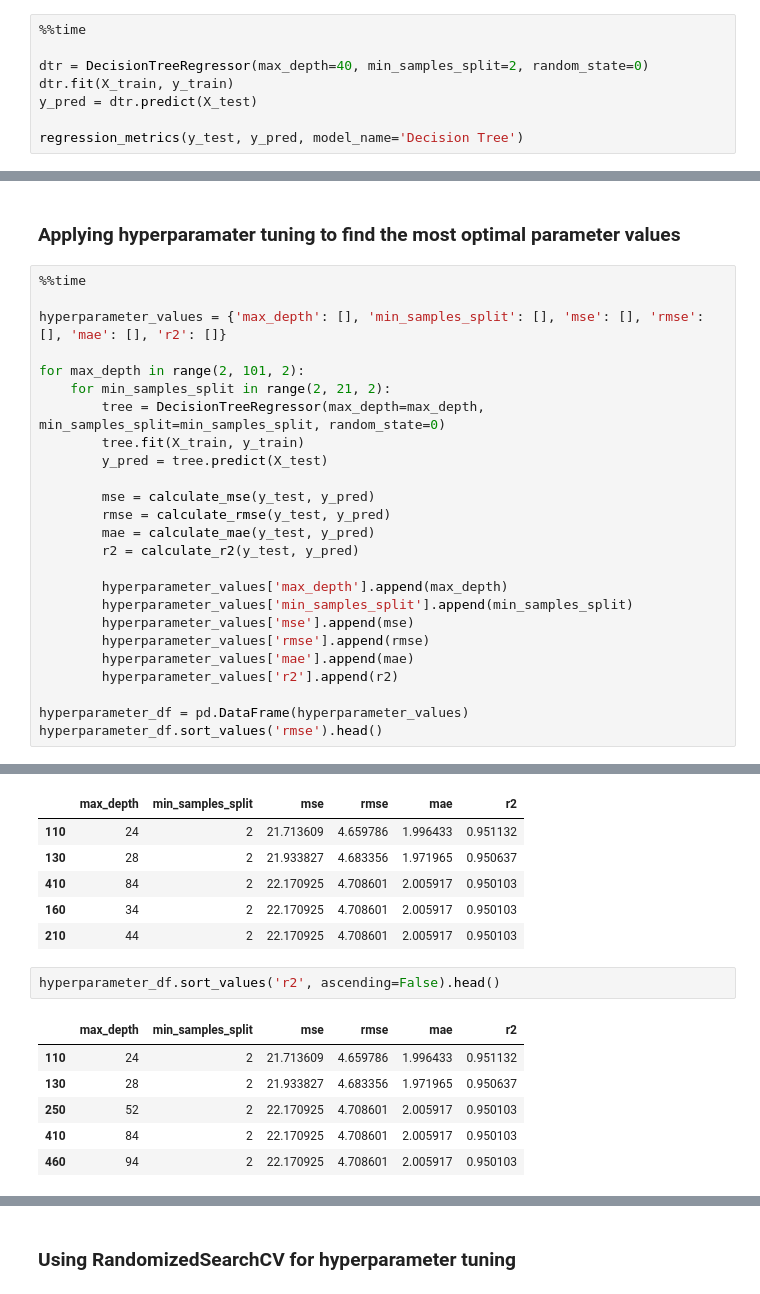
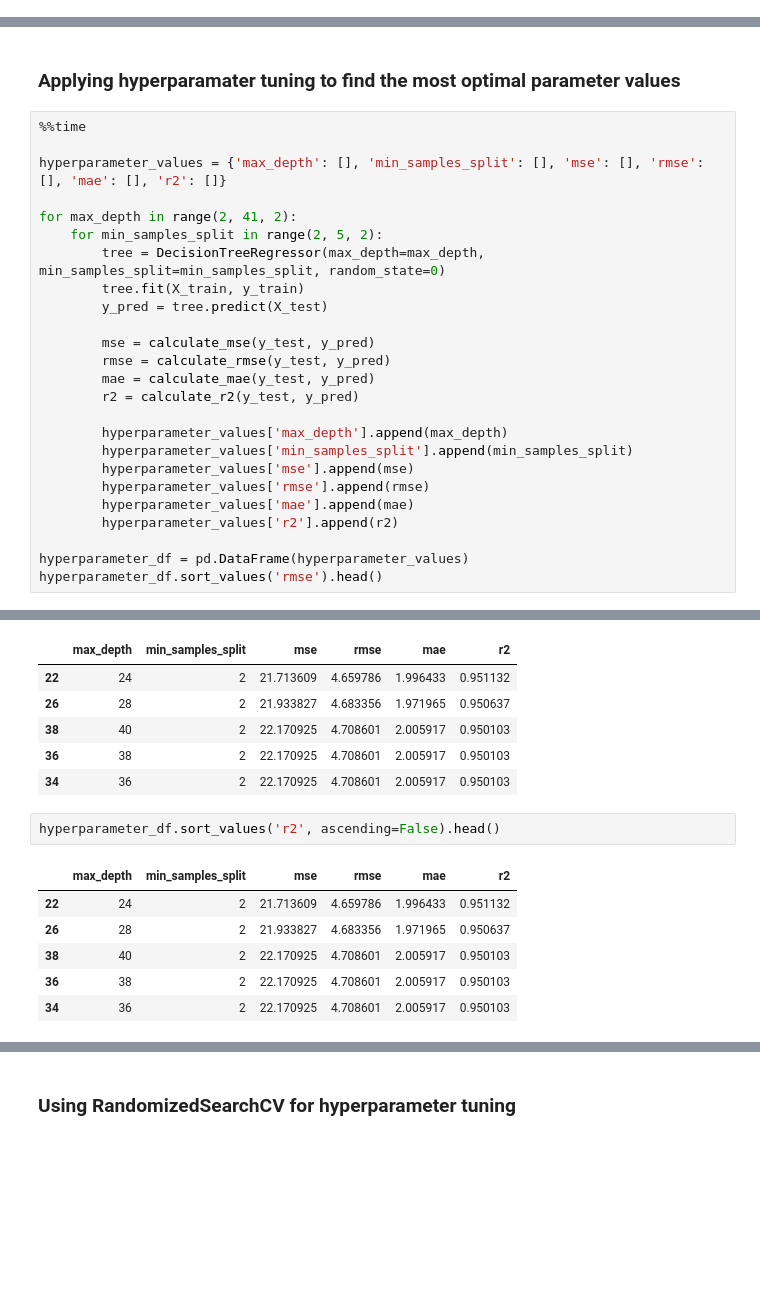
Before and after one commit to baari-ali/hard-drive-predictive-maintenance, a Jupyter notebook: src/sklearn_dt_and_rf.ipynb, the cells around one changed output, grey strips where cells are left out. Saved outputs shown, nothing was run; the diff lists cells and outputs as text; blank space fills up the shorter version.

```diff
--- a/src/sklearn_dt_and_rf.ipynb
+++ b/src/sklearn_dt_and_rf.ipynb
@@ -104,8 +104,0 @@ Wall time: 46.3 ms
-# %%
-%%time
-
-dtr = DecisionTreeRegressor(max_depth=40, min_samples_split=2, random_state=0)
-dtr.fit(X_train, y_train)
-y_pred = dtr.predict(X_test)
-
-regression_metrics(y_test, y_pred, model_name='Decision Tree')
@@ -123,8 +109,8 @@ Wall time: 156 ms
 
 hyperparameter_values = {'max_depth': [], 'min_samples_split': [], 'mse': [], 'rmse': [], 'mae': [], 'r2': []}
 
-for max_depth in range(2, 101, 2):
-    for min_samples_split in range(2, 21, 2):
+for max_depth in range(2, 41, 2):
+    for min_samples_split in range(2, 5, 2):
         tree = DecisionTreeRegressor(max_depth=max_depth, min_samples_split=min_samples_split, random_state=0)
         tree.fit(X_train, y_train)
         y_pred = tree.predict(X_test)
@@ -149,15 +135,15 @@ Wall time: 1min 2s
 |  | max_depth | min_samples_split | mse | rmse | mae | r2 |
-| 110 | 24 | 2 | 21.713609 | 4.659786 | 1.996433 | 0.951132 |
-| 130 | 28 | 2 | 21.933827 | 4.683356 | 1.971965 | 0.950637 |
-| 410 | 84 | 2 | 22.170925 | 4.708601 | 2.005917 | 0.950103 |
-| 160 | 34 | 2 | 22.170925 | 4.708601 | 2.005917 | 0.950103 |
-| 210 | 44 | 2 | 22.170925 | 4.708601 | 2.005917 | 0.950103 |
+| 22 | 24 | 2 | 21.713609 | 4.659786 | 1.996433 | 0.951132 |
+| 26 | 28 | 2 | 21.933827 | 4.683356 | 1.971965 | 0.950637 |
+| 38 | 40 | 2 | 22.170925 | 4.708601 | 2.005917 | 0.950103 |
+| 36 | 38 | 2 | 22.170925 | 4.708601 | 2.005917 | 0.950103 |
+| 34 | 36 | 2 | 22.170925 | 4.708601 | 2.005917 | 0.950103 |
 # %%
 hyperparameter_df.sort_values('r2', ascending=False).head()
 # %% [output]
 |  | max_depth | min_samples_split | mse | rmse | mae | r2 |
-| 110 | 24 | 2 | 21.713609 | 4.659786 | 1.996433 | 0.951132 |
-| 130 | 28 | 2 | 21.933827 | 4.683356 | 1.971965 | 0.950637 |
-| 250 | 52 | 2 | 22.170925 | 4.708601 | 2.005917 | 0.950103 |
-| 410 | 84 | 2 | 22.170925 | 4.708601 | 2.005917 | 0.950103 |
-| 460 | 94 | 2 | 22.170925 | 4.708601 | 2.005917 | 0.950103 |
+| 22 | 24 | 2 | 21.713609 | 4.659786 | 1.996433 | 0.951132 |
+| 26 | 28 | 2 | 21.933827 | 4.683356 | 1.971965 | 0.950637 |
+| 38 | 40 | 2 | 22.170925 | 4.708601 | 2.005917 | 0.950103 |
+| 36 | 38 | 2 | 22.170925 | 4.708601 | 2.005917 | 0.950103 |
+| 34 | 36 | 2 | 22.170925 | 4.708601 | 2.005917 | 0.950103 |
```
Also changed, not shown: parts of 49 cells of this notebook, 1 other file.
